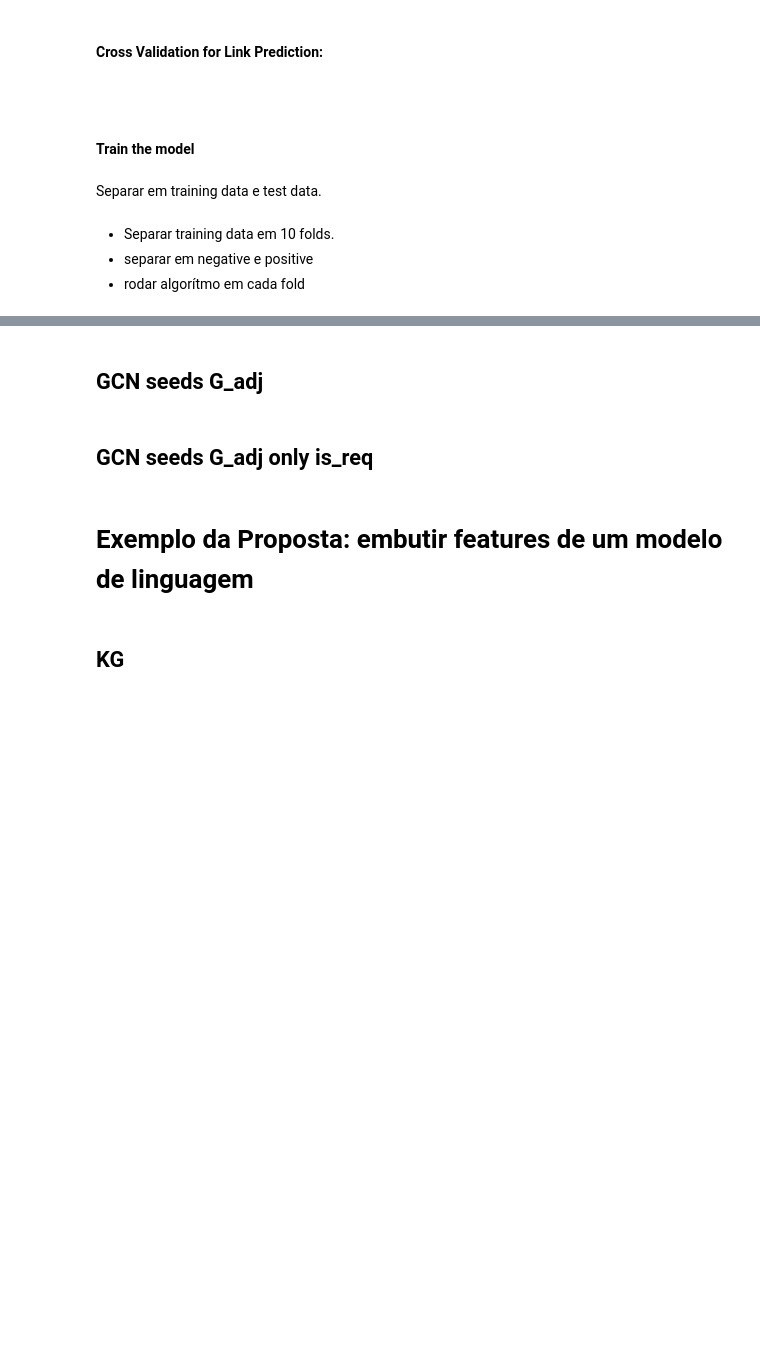
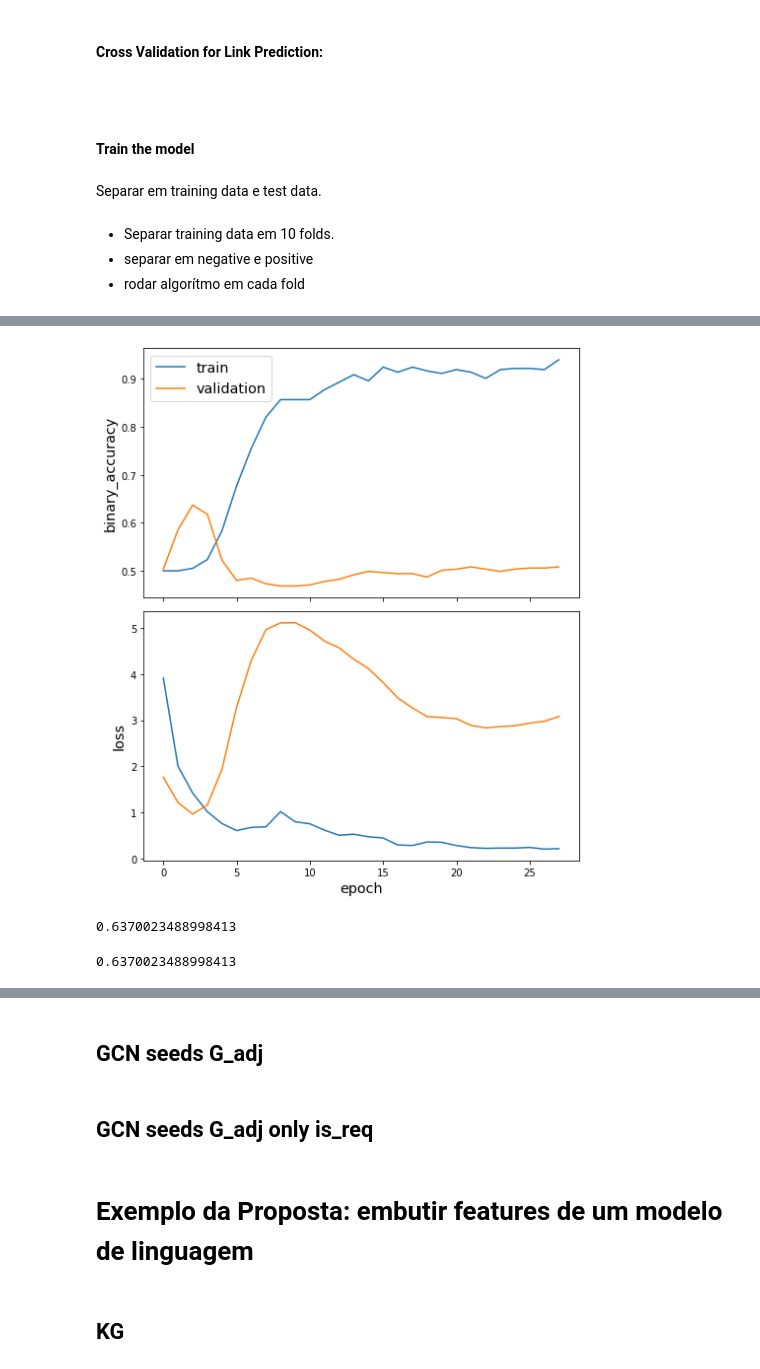
Before and after one commit to aime-n/ic, a Jupyter notebook: GCN_link_prediction_PLN.ipynb, the cells around one changed output, grey strips where cells are left out. Drawn from its saved outputs; the diff is of its cells as text; code cells hidden in the pictures; blank space fills up the shorter version.

```diff
--- a/GCN_link_prediction_PLN.ipynb
+++ b/GCN_link_prediction_PLN.ipynb
@@ -1034,17 +1283,17 @@ def get_negative_edges(edgesplitter, positive_edges, p=0.1, probs=[0.0, 0.25, 0.
 # %%
-def get_ids_labels(edgesplitter, p=0.1, seed=42):
+def get_ids_labels(edgesplitter, G_adj, positive_index):
   edgesplitter._random = np.random.RandomState(seed=42)
 
   # positive edges:
-  positive_edges = get_positive_edges(edgesplitter, p=p, seed=seed)
+  positive_edges = get_positive_edges(G_adj, positive_index)
 
   df = pd.DataFrame(positive_edges)
   edgesplitter.positive_edges_ids = np.array(df.iloc[:, 0:2])
   edgesplitter.positive_edges_labels = np.array(df.iloc[:, 2])
 
   # negative edges:
-  negative_edges = get_negative_edges(edgesplitter, positive_edges,
-                                 p=p, seed=seed)
+  negative_edges = get_negative_edges(edgesplitter, limit_samples=213)
+
   df = pd.DataFrame(negative_edges)
   edgesplitter.negative_edges_ids = np.array(df.iloc[:, 0:2])
   edgesplitter.negative_edges_labels = np.array(df.iloc[:, 2])
@@ -1099,0 +1400,2 @@ def train_fold(model, train_flow, test_flow, es, epochs):
+# %%
+H = EdgeSplitter(G_adj).g.copy()
@@ -1106,33 +1445,40 @@ p=0.1
 
 best_model = None
 best_model_history = None
+best_test_acc_for_fold = 0.0
 best_model_test_acc = 0.0
 test_accs = []
 
 c=1
-for train, test in kf.split(edge_list):
+for test, positive_index in kf.split(edge_list):
   print(f'Training and evaluating on fold {c} out of {folds} folds...')
 
-  G_ftrain = select_index_edges(G_adj, train)
-  G_ftest = select_index_edges(G_adj, test)
+  # G_test = select_index_edges(G_adj, test)
+  G_test = subgraph_edges(G_adj, positive_index)
+  edgesplitter_test = EdgeSplitter(G_test)
 
-  edgesplitter_G_ftrain = EdgeSplitter(G_ftrain)
-  edge_ids_ftrain, edge_labels_ftrain = get_ids_labels(
-      edgesplitter_G_ftrain,p=0.1, seed=42)
+  edge_ids_test, edge_labels_test = get_ids_labels(
+      edgesplitter_test, G_adj, positive_index)
 
-  edgesplitter_G_ftest = EdgeSplitter(G_ftest)
-  edge_ids_ftest, edge_labels_ftest = get_ids_labels(
-      edgesplitter_G_ftest, p=0.1, seed=42
-  )
+  # Define an edge splitter on the reduced graph G_test:
+  edge_splitter_train = EdgeSplitter(G_test)
 
-  train_gen, test_gen = get_gen(G_ftrain, G_ftest)
+#  Randomly sample a fraction p=0.1 of all positive links, and same number of
+# negative links, from G_test, and obtain the
+# reduced graph G_train with the sampled links removed:
+  G_train, edge_ids_train, edge_labels_train = edge_splitter_train.train_test_split(
+      p=0.1, method="global", keep_connected=False)
 
-  train_flow = train_gen.flow(edge_ids_ftrain, edge_labels_ftrain)
-  test_flow = train_gen.flow(edge_ids_ftest, edge_labels_ftest)
+  train_gen = FullBatchLinkGenerator(G_train, method="gcn")
+  test_gen = FullBatchLinkGenerator(G_test, method="gcn")
+
+  train_flow = train_gen.flow(edge_ids_train, edge_labels_train)
+  test_flow = train_gen.flow(edge_ids_test, targets=edge_labels_test)
 
   model = create_gcn(train_gen)
 
   history, test_acc = train_fold(model, train_flow, test_flow, es, epochs)
+  test_accs.append(test_acc)
 
   if test_acc > best_test_acc_for_fold:
     best_test_acc_for_fold = test_acc
@@ -1153,0 +1519,12 @@ KeyError: ignored
+# %%
+sg.utils.plot_history(best_model_history)
+# %% [output]
+[figure, added]
+# %%
+best_test_acc_for_fold
+# %% [output]
+0.6370023488998413
+# %%
+best_model_test_acc
+# %% [output]
+0.6370023488998413
```
Also changed, not shown: parts of 65 cells of this notebook.
